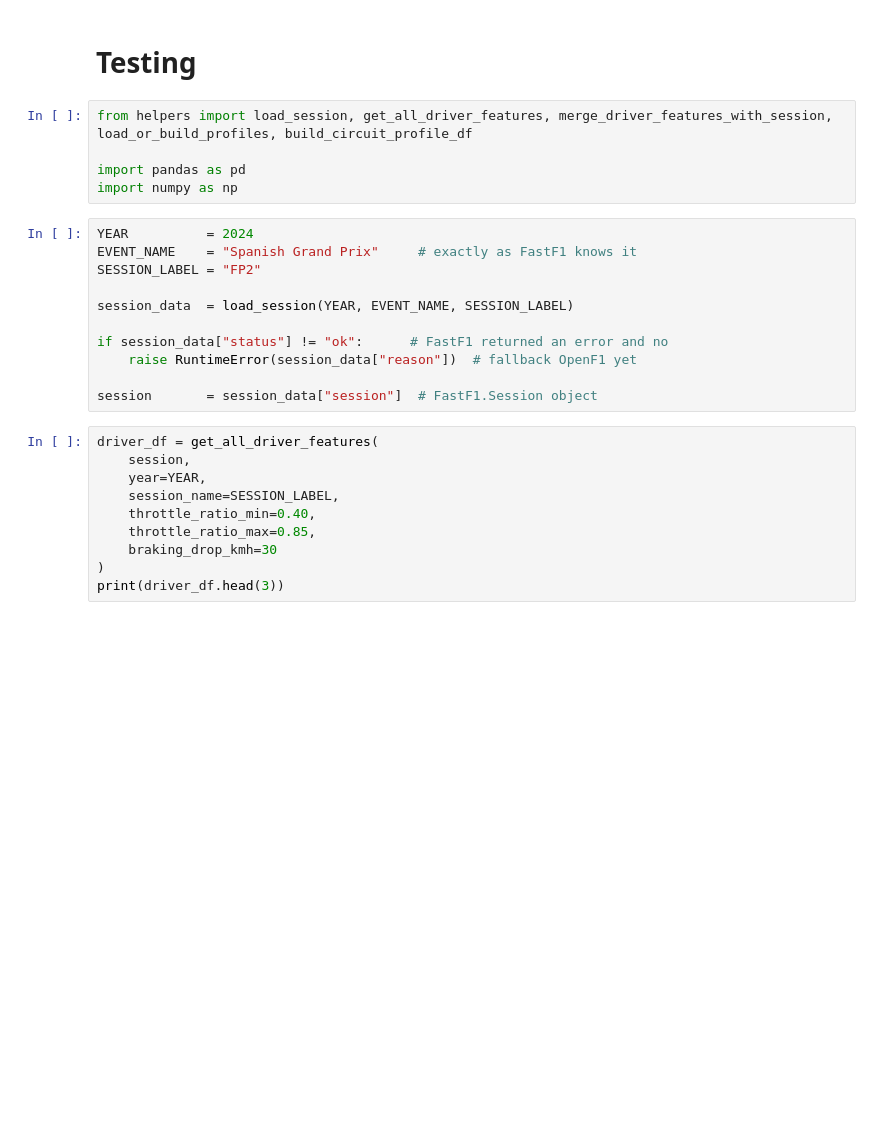
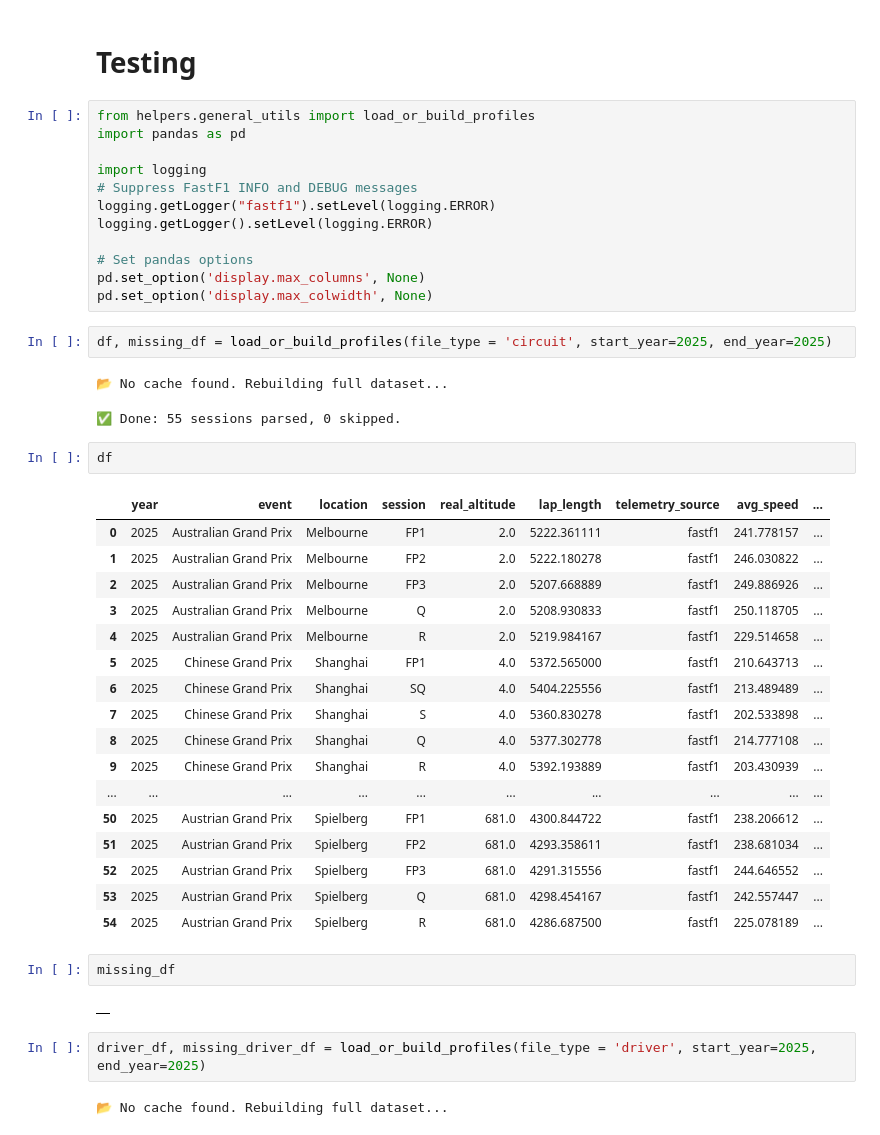
Before and after one commit to tomasz-solis/formula1, a Jupyter notebook: wip.ipynb, the cells around one changed output. Drawn from its saved outputs; the diff is of its cells as text; blank space fills up the shorter version.

```diff
--- a/wip.ipynb
+++ b/wip.ipynb
@@ -1,28 +1,47 @@
 # %% [markdown]
 # Testing
-# %%
-from helpers import load_session, get_all_driver_features, merge_driver_features_with_session, load_or_build_profiles, build_circuit_profile_df
-
-import pandas as pd
-import numpy as np
-# %%
-YEAR          = 2024
-EVENT_NAME    = "Spanish Grand Prix"     # exactly as FastF1 knows it
-SESSION_LABEL = "FP2"
-
-session_data  = load_session(YEAR, EVENT_NAME, SESSION_LABEL)
-
-if session_data["status"] != "ok":      # FastF1 returned an error and no
-    raise RuntimeError(session_data["reason"])  # fallback OpenF1 yet
-
-session       = session_data["session"]  # FastF1.Session object
-# %%
-driver_df = get_all_driver_features(
-    session,
-    year=YEAR,
-    session_name=SESSION_LABEL,
-    throttle_ratio_min=0.40,
-    throttle_ratio_max=0.85,
-    braking_drop_kmh=30
-)
-print(driver_df.head(3))
+# %%
+from helpers.general_utils import load_or_build_profiles
+import pandas as pd
+
+import logging
+# Suppress FastF1 INFO and DEBUG messages
+logging.getLogger("fastf1").setLevel(logging.ERROR)
+logging.getLogger().setLevel(logging.ERROR)
+
+# Set pandas options
+pd.set_option('display.max_columns', None)
+pd.set_option('display.max_colwidth', None)
+# %%
+df, missing_df = load_or_build_profiles(file_type = 'circuit', start_year=2025, end_year=2025)
+# %% [output]
+📂 No cache found. Rebuilding full dataset...
+✅ Done: 55 sessions parsed, 0 skipped.
+# %%
+df
+# %% [output]
+|  | year | event | location | session | real_altitude | lap_length | telemetry_source | avg_speed | ... |
+| 0 | 2025 | Australian Grand Prix | Melbourne | FP1 | 2.0 | 5222.361111 | fastf1 | 241.778157 | ... |
+| 1 | 2025 | Australian Grand Prix | Melbourne | FP2 | 2.0 | 5222.180278 | fastf1 | 246.030822 | ... |
+| 2 | 2025 | Australian Grand Prix | Melbourne | FP3 | 2.0 | 5207.668889 | fastf1 | 249.886926 | ... |
+| 3 | 2025 | Australian Grand Prix | Melbourne | Q | 2.0 | 5208.930833 | fastf1 | 250.118705 | ... |
+| 4 | 2025 | Australian Grand Prix | Melbourne | R | 2.0 | 5219.984167 | fastf1 | 229.514658 | ... |
+| 5 | 2025 | Chinese Grand Prix | Shanghai | FP1 | 4.0 | 5372.565000 | fastf1 | 210.643713 | ... |
+| 6 | 2025 | Chinese Grand Prix | Shanghai | SQ | 4.0 | 5404.225556 | fastf1 | 213.489489 | ... |
+| 7 | 2025 | Chinese Grand Prix | Shanghai | S | 4.0 | 5360.830278 | fastf1 | 202.533898 | ... |
+| 8 | 2025 | Chinese Grand Prix | Shanghai | Q | 4.0 | 5377.302778 | fastf1 | 214.777108 | ... |
+| 9 | 2025 | Chinese Grand Prix | Shanghai | R | 4.0 | 5392.193889 | fastf1 | 203.430939 | ... |
+| ... | ... | ... | ... | ... | ... | ... | ... | ... | ... |
+| 50 | 2025 | Austrian Grand Prix | Spielberg | FP1 | 681.0 | 4300.844722 | fastf1 | 238.206612 | ... |
+| 51 | 2025 | Austrian Grand Prix | Spielberg | FP2 | 681.0 | 4293.358611 | fastf1 | 238.681034 | ... |
+| 52 | 2025 | Austrian Grand Prix | Spielberg | FP3 | 681.0 | 4291.315556 | fastf1 | 244.646552 | ... |
+| 53 | 2025 | Austrian Grand Prix | Spielberg | Q | 681.0 | 4298.454167 | fastf1 | 242.557447 | ... |
+| 54 | 2025 | Austrian Grand Prix | Spielberg | R | 681.0 | 4286.687500 | fastf1 | 225.078189 | ... |
+# %%
+missing_df
+# %% [output]
+|  |
+# %%
+driver_df, missing_driver_df = load_or_build_profiles(file_type = 'driver', start_year=2025, end_year=2025)
+# %% [output]
+📂 No cache found. Rebuilding full dataset...
```
Also changed, not shown: parts of 16 cells of this notebook, 4 other files.
